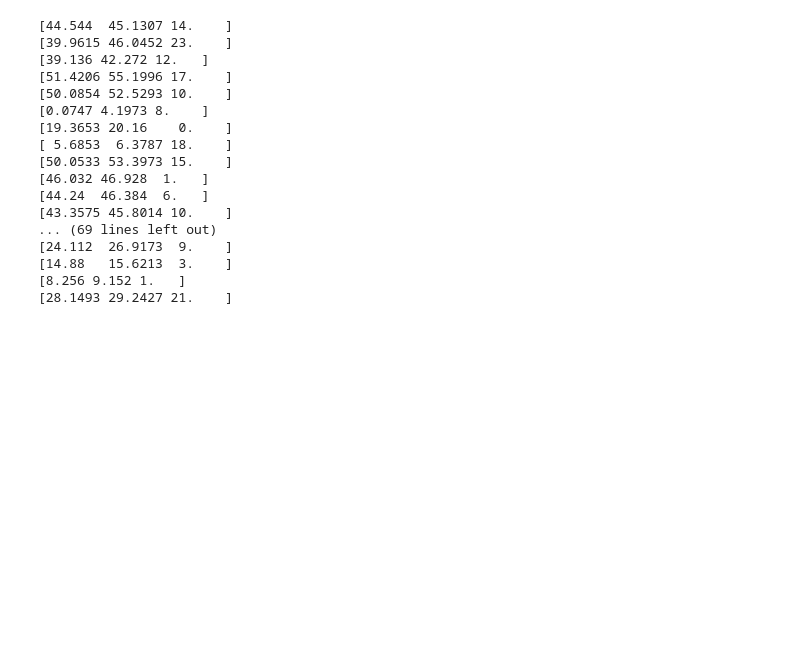
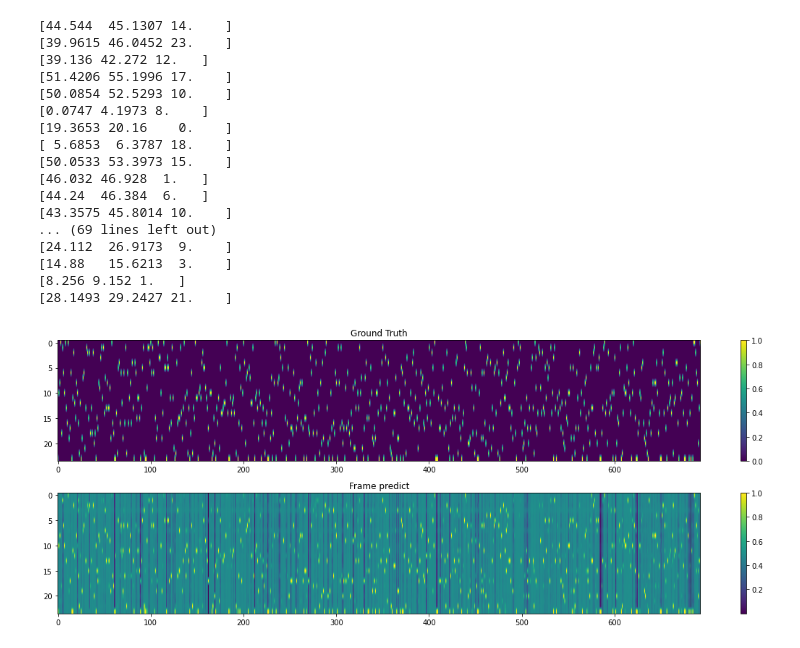
Before and after one commit to ibkuroyagi/Rainforest-Connection-Species-Audio-Detection, a Jupyter notebook: working/EDA.ipynb, the cells around one changed output. Saved outputs shown, nothing was run; the diff lists cells and outputs as text; code cells hidden in the pictures; blank space fills up the shorter version.

```diff
--- a/working/EDA.ipynb
+++ b/working/EDA.ipynb
@@ -586,3 +590,24 @@ for batch in data_loader:
 [14.88   15.6213  3.    ]
 [8.256 9.152 1.   ]
 [28.1493 29.2427 21.    ]
+# %%
+y_frame_cat = np.concatenate(y_frame.transpose(1,2,0,3), axis=0).transpose(1,0,2)
+y_frame_pred = y_frame_cat.max(axis=1)
+pcols =[ f"p{i:d}" for i in range(24)]
+scols =[ f"s{i:d}" for i in range(24)]
+ground_truth[pcols] = y_frame_pred
+for i in range(len(ground_truth)):
+    ground_truth.loc[i, "lwlrap"] = lwlrap(ground_truth.loc[i, scols].values.reshape(1,-1), ground_truth.loc[i, pcols].values.reshape(1,-1))
+# %%
+plt.figure(figsize=(16, 6))
+plt.subplot(2,1,1)
+plt.imshow(ground_truth[ground_truth["lwlrap"]==1.0].loc[:,scols].values.T, aspect="auto")
+plt.colorbar()
+plt.title("Ground Truth")
+plt.subplot(2,1,2)
+plt.imshow(ground_truth[ground_truth["lwlrap"]==1.0].loc[:,pcols].values.T, aspect="auto")
+plt.colorbar()
+plt.title("Frame predict")
+plt.tight_layout()
+# %% [output]
+[figure, added]
```
Also changed, not shown: parts of 8 cells of this notebook, 3 other files.
